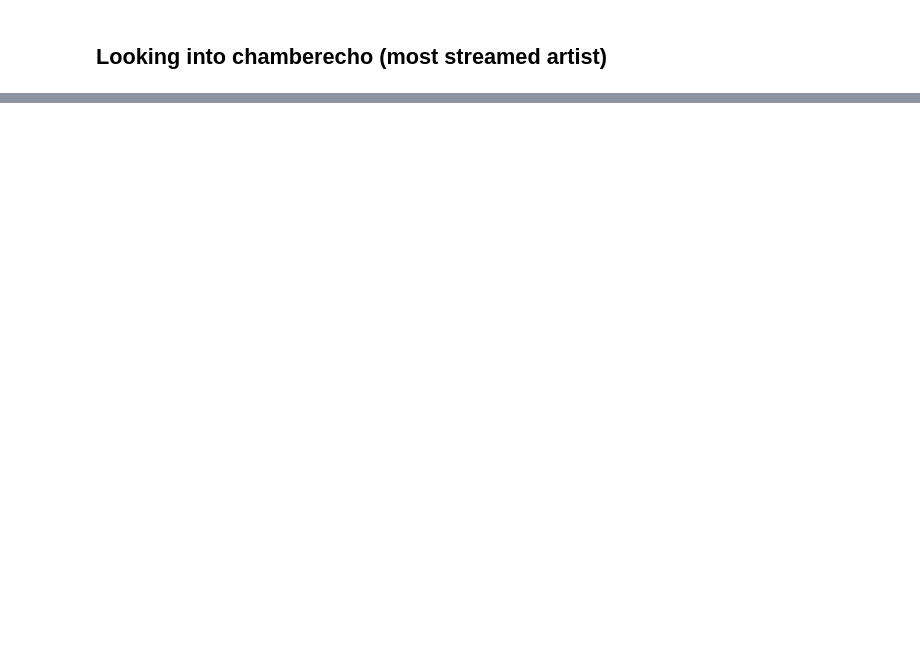
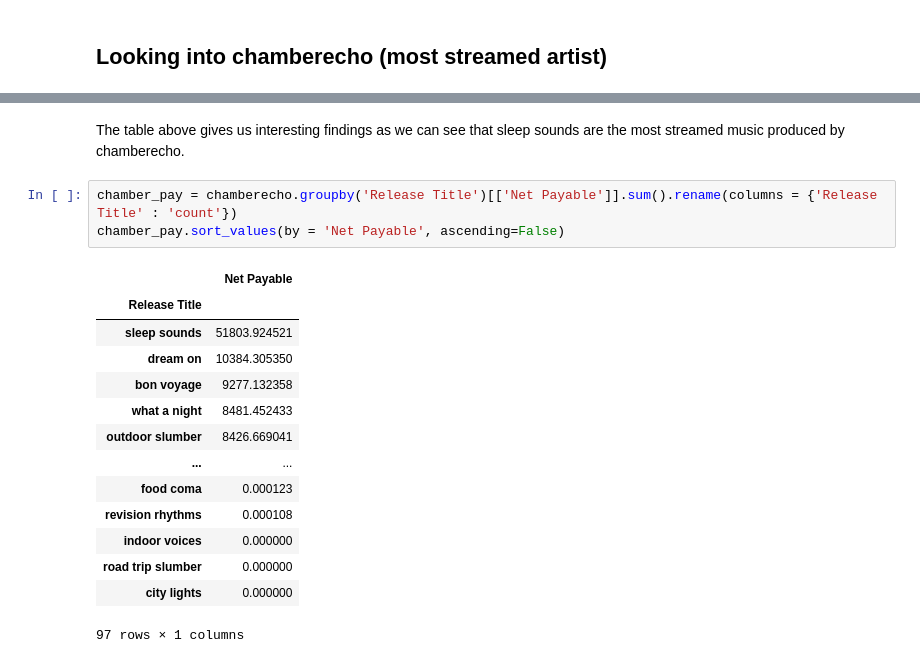
Before and after one commit to kloeyap/ybell-data-analysis, a Jupyter notebook: analysis/gen-analysis.ipynb, the cells around one changed output, grey strips where cells are left out. Cells and saved outputs as stored; diff of their text form; blank space fills up the shorter version.

```diff
--- a/analysis/gen-analysis.ipynb
+++ b/analysis/gen-analysis.ipynb
@@ -157,0 +213,20 @@ chamberecho
+# %% [markdown]
+The table above gives us interesting findings as we can see that sleep sounds are the most streamed music produced by chamberecho.
+# %%
+chamber_pay = chamberecho.groupby('Release Title')[['Net Payable']].sum().rename(columns = {'Release Title' : 'count'})
+chamber_pay.sort_values(by = 'Net Payable', ascending=False)
+# %% [output]
+|  | Net Payable |
+| Release Title |  |
+| sleep sounds | 51803.924521 |
+| dream on | 10384.305350 |
+| bon voyage | 9277.132358 |
+| what a night | 8481.452433 |
+| outdoor slumber | 8426.669041 |
+| ... | ... |
+| food coma | 0.000123 |
+| revision rhythms | 0.000108 |
+| indoor voices | 0.000000 |
+| road trip slumber | 0.000000 |
+| city lights | 0.000000 |
+97 rows × 1 columns
```
Also changed, not shown: parts of 8 cells of this notebook.
